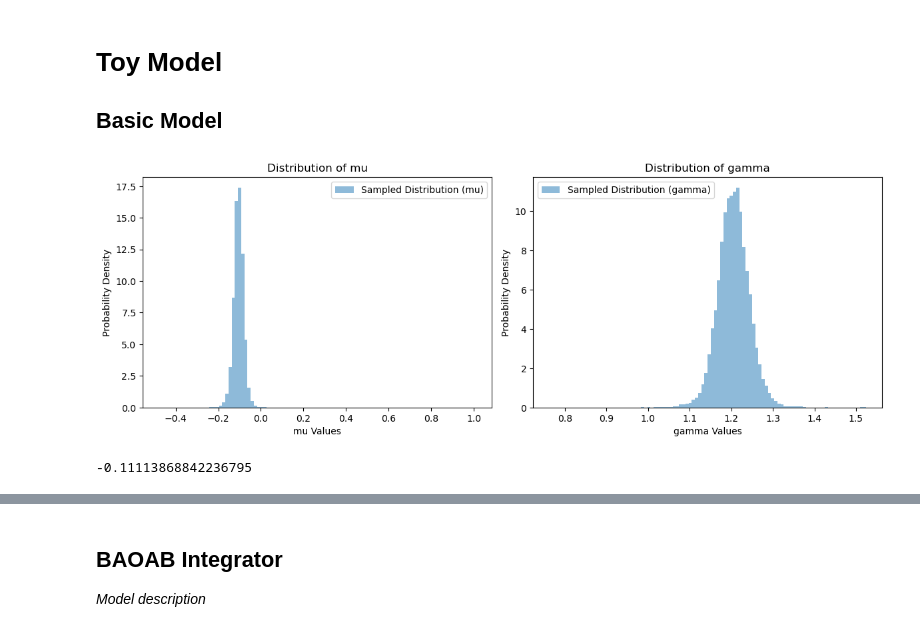
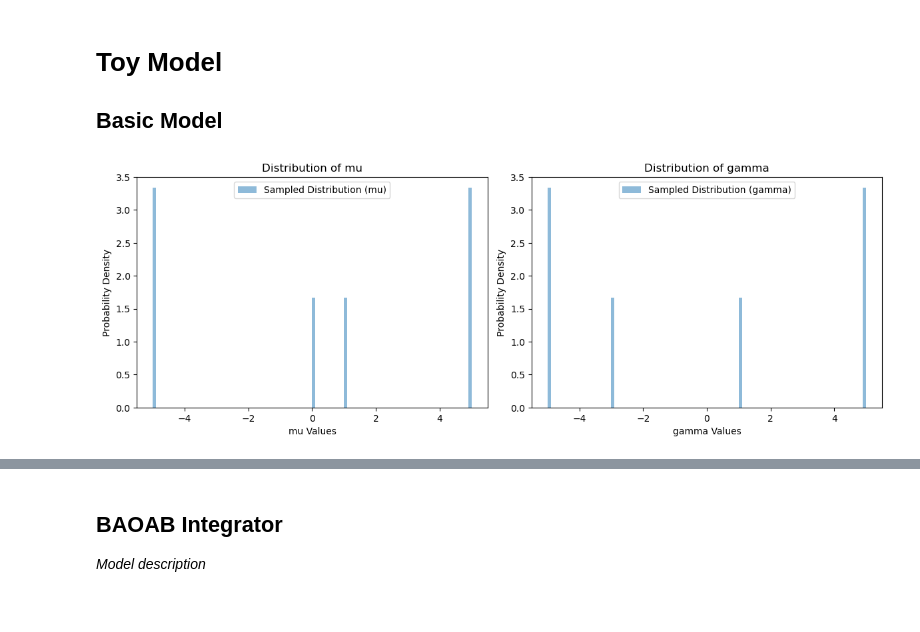
Before and after one commit to will-r-smith/Stochastic-Gradient-Langevin-Dynamics, a Jupyter notebook: models/toy_model.ipynb, the cells around one changed output, grey strips where cells are left out. Cells and saved outputs as stored; diff of their text form; code cells hidden in the pictures.

```diff
--- a/models/toy_model.ipynb
+++ b/models/toy_model.ipynb
@@ -12,8 +12,8 @@ def grad_U(data, theta, N, n):
     mu = theta[0]
     gamma = theta[1]
 
-    sigma_x = np.sum(x)
-    sigma_x2 = np.sum((x-mu)**2)
+    sigma_x = np.sum(data)
+    sigma_x2 = np.sum((data-mu)**2)
 
     d_mu = (N+1) * mu * gamma - gamma * N * sigma_x / n
     d_gamma = 1 - (N+1)/(2*gamma) + mu**2/2 +N *sigma_x2 / (2*n)
@@ -31,7 +31,7 @@ def calculate_V(data, theta, N, n):
         g_theta_i = grad_U([data[i]], theta, N, n) - g_theta_mean
         V += np.outer(g_theta_i, g_theta_i)
 
-    return V
+    return V / (n-1)
 
 def update_I(t, V, I_old):
     kappa = 1/t
@@ -43,7 +43,7 @@ def update_p(p_old, h, U_theta, N, n, I_new, xi_old, A):
     return p_new
 
 def update_xi(xi_old, p_new, N_d, h):
-    xi_new = xi_old +(np.outer(p_new, p_new) / (N_d - 1)) * h
+    xi_new = xi_old +(np.dot(p_new, p_new) / N_d - 1) * h
     return xi_new
 # %%
 h = 0.01
@@ -56,7 +56,7 @@ I = np.eye(2)
 N_d = len(theta)
 
 # Set the seed for reproducibility (optional)
-np.random.seed(42)
+#np.random.seed(42)
 
 # Number of samples
 N = 100
@@ -71,9 +71,9 @@ mu_samples = []
 gamma_samples = []
 
 # Number of samples for plotting the true distribution
-plot_samples = 100000
+plot_samples = 10000
 
-for t in range(1, 100000):
+for t in range(1, 10000):
     x = data[np.random.randint(0, N, n)]
     theta = theta + p*h
     V = calculate_V(x, theta, N, n)
@@ -85,35 +85,31 @@ for t in range(1, 100000):
     # Collect samples for plotting
     if t % 1 == 0:
         mu_samples.append(theta[0])
         gamma_samples.append(theta[1])
 
 # Apply clipping to limit the range of sampled values
 mu_samples_clipped = np.clip(mu_samples, -5, 5)
 gamma_samples_clipped = np.clip(gamma_samples, -5, 5)
 
 
 # Plotting the marginal distributions of mu and gamma
 plt.figure(figsize=(12, 8))
 
 plt.subplot(2, 2, 1)
 plt.hist(mu_samples_clipped, bins=100, density=True, alpha=0.5, label='Sampled Distribution (mu)')
 plt.title('Distribution of mu')
 plt.xlabel('mu Values')
 plt.ylabel('Probability Density')
 plt.legend()
 
 plt.subplot(2, 2, 2)
 plt.hist(gamma_samples_clipped, bins=100, density=True, alpha=0.5, label='Sampled Distribution (gamma)')
 plt.title('Distribution of gamma')
 plt.xlabel('gamma Values')
 plt.ylabel('Probability Density')
 plt.legend()
 
 plt.tight_layout()
 plt.show()
 # %% [output]
-[figure, old version]
+[figure, new version]
-# %%
-print(mu_samples[-1])
-# %% [output]
--0.11113868842236795
```
Also changed, not shown: parts of 8 cells of this notebook, 1 other file.
